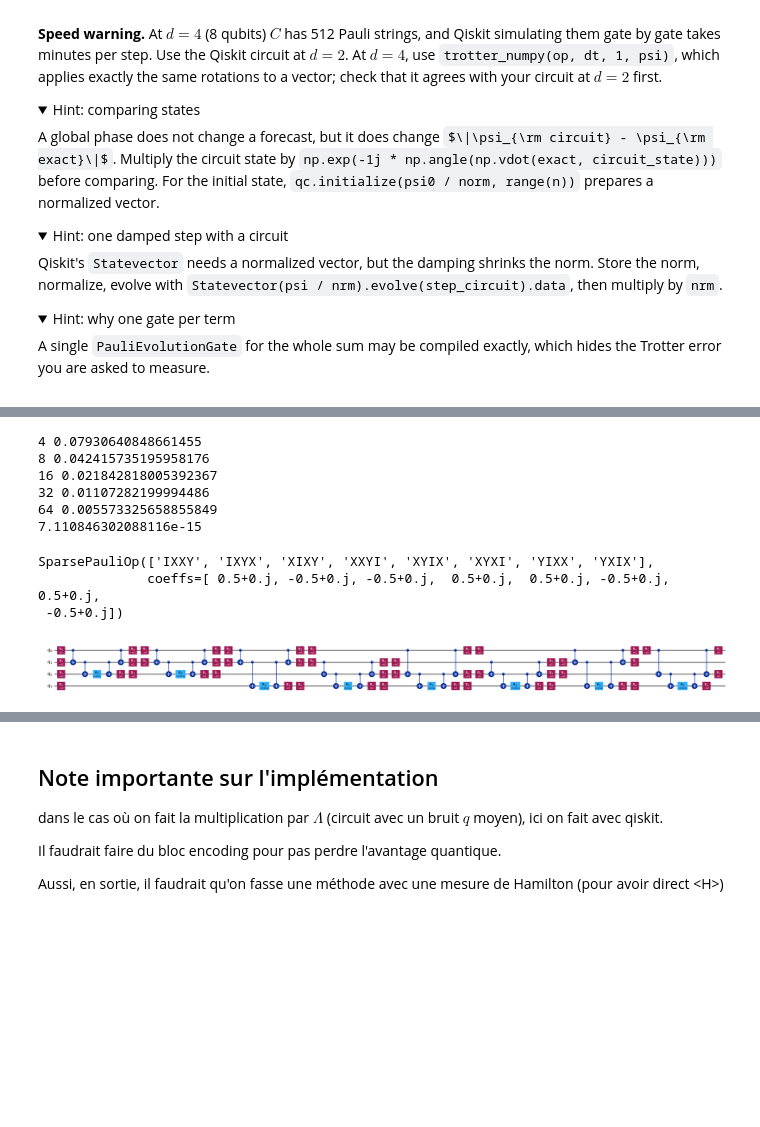
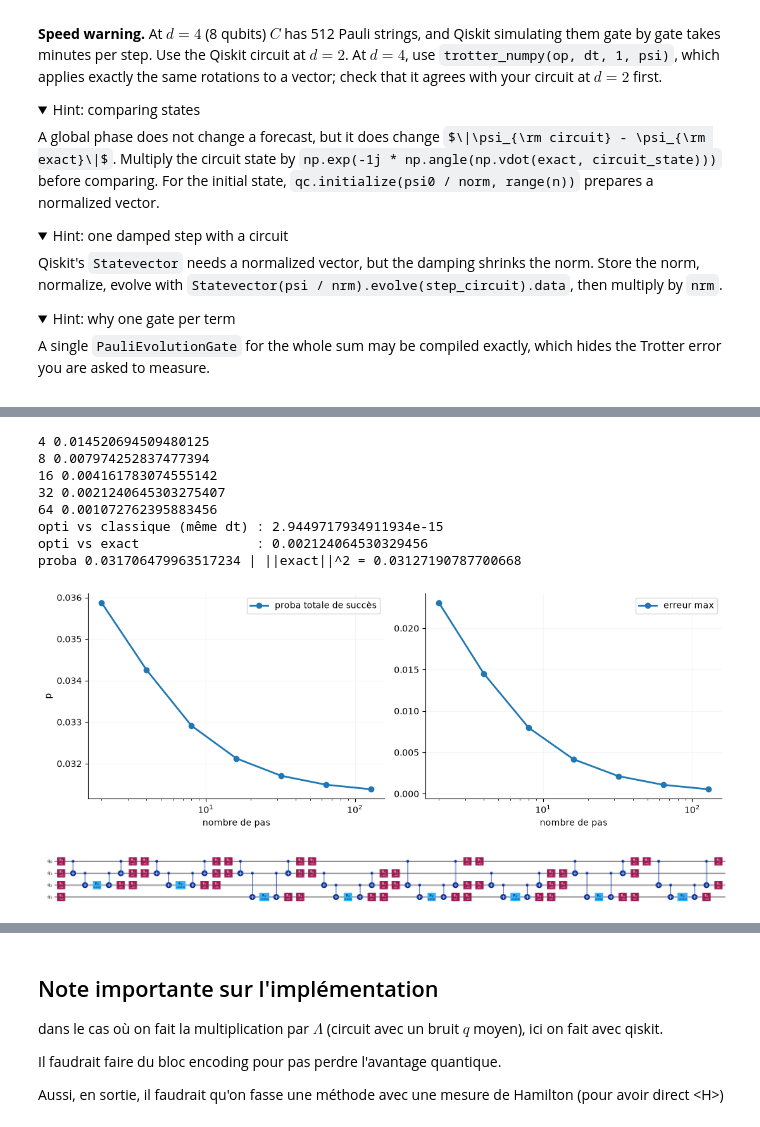
Before and after one commit to q-IL/quantum_algorithms, a Jupyter notebook: Hackathon - Toulouse/Finale/kolmogorian_lorenz96_challenge.ipynb, the cells around one changed output, grey strips where cells are left out. Saved outputs shown, nothing was run; the diff lists cells and outputs as text; code cells hidden in the pictures; folded sections open; some formulas as TeX source; blank space fills up the shorter version.

```diff
--- a/Hackathon - Toulouse/Finale/kolmogorian_lorenz96_challenge.ipynb
+++ b/Hackathon - Toulouse/Finale/kolmogorian_lorenz96_challenge.ipynb
@@ -688,34 +757,51 @@ def evolve_trotter(psi, K, d, T, dt, lam=1.0, q=2.0, avec_lambda=False,draw_circ
 # %%
-# TEst
-K_test=4
-d_test=2
-Lam, C = build_generator(K=K_test, d=d_test, lam=1.0, q=2.0)
-psi0 = np.random.default_rng(0).standard_normal(d_test**K_test); psi0 /= np.linalg.norm(psi0)
-exact = expm(C.toarray() * 1.0) @ psi0
+import matplotlib.pyplot as plt
+from scipy.linalg import expm
+
+K_test, d_test, lam, q, T = 4, 2, 1.0, 2.0, 1.0
+Lam, C = build_generator(K_test, d_test, lam, q)
+psi0 = np.random.default_rng(0).standard_normal(d_test**K_test)
+psi0 /= np.linalg.norm(psi0)
+
+exact = expm((C - Lam).toarray() * T) @ psi0               # ✓ -Λ + C
+
+# 1) Trotter classique : l'erreur doit être divisée par ~2 à chaque ligne
 for steps in (4, 8, 16, 32, 64):
-    v = evolve_trotter(psi0, 4, 2, T=1.0, dt=1.0 / steps,draw_circ=True)
-    print(steps, np.abs(v - exact).max())     # doit être divisé par ~2 à chaque ligne
+    v = evolve_trotter(psi0, K_test, d_test, T=T, dt=T/steps, lam=lam, q=q, avec_lambda=True)
+    print(steps, np.abs(v - exact).max())
 
+# 2) Block encoding : doit coïncider avec la version classique au même dt
+dt = T / 32
+ref = evolve_trotter(psi0, K_test, d_test, T=T, dt=dt, lam=lam, q=q, avec_lambda=True)
+b, p = evolve_trotter_opti(psi0, K_test, d_test, T=T, dt=dt, lam=lam, q=q)
+print("opti vs classique (même dt) :", np.abs(b - ref).max())   # ~1e-14
+print("opti vs exact               :", np.abs(b - exact).max()) # ~ erreur de Trotter
+print("proba", p, "| ||exact||^2 =", np.linalg.norm(exact)**2)
 
+# 3) Proba totale de succès en fonction du nombre de pas
+steps_list = [2, 4, 8, 16, 32, 64, 128]
+probas, errs = [], []
+for s in steps_list:
+    b, p = evolve_trotter_opti(psi0, K_test, d_test, T=T, dt=T/s, lam=lam, q=q)
+    probas.append(p); errs.append(np.abs(b - exact).max())
 
-op = pauli_decomposition(C)
-psi0 = np.random.default_rng(0).standard_normal(16)
-psi0 /= np.linalg.norm(psi0)
-a = trotter_numpy(op, 1.0, 32, psi0)
-b = evolve_trotter(psi0, 4, 2, T=1.0, dt=1.0 / 32)
-print(np.abs(a - b).max())          # attendu : ~1e-12
+fig, ax = plt.subplots(1, 2, figsize=(11, 4))
+ax[0].semilogx(steps_list, probas, 'o-', label='proba totale de succès')
+ax[0].set_xlabel('nombre de pas'); ax[0].set_ylabel('p'); ax[0].legend(); ax[0].grid(alpha=.3)
+ax[1].semilogx(steps_list, errs, 'o-', label='erreur max')
+ax[1].set_xlabel('nombre de pas'); ax[1].legend(); ax[1].grid(alpha=.3)
+plt.tight_layout(); plt.show()
 # %% [output]
-4 0.07930640848661455
-8 0.042415735195958176
-16 0.021842818005392367
-32 0.01107282199994486
-64 0.005573325658855849
-7.110846302088116e-15
+4 0.014520694509480125
+8 0.007974252837477394
+16 0.004161783074555142
+32 0.0021240645303275407
+64 0.001072762395883456
+opti vs classique (même dt) : 2.9449717934911934e-15
+opti vs exact               : 0.002124064530329456
+proba 0.031706479963517234 | ||exact||^2 = 0.03127190787700668
+[figure, added]
 # %%
-print(op)
 trotter_step_circuit(4, 2, 1.0/32).draw('mpl', fold=-1)
 # %% [output]
-SparsePauliOp(['IXXY', 'IXYX', 'XIXY', 'XXYI', 'XYIX', 'XYXI', 'YIXX', 'YXIX'],
-              coeffs=[ 0.5+0.j, -0.5+0.j, -0.5+0.j,  0.5+0.j,  0.5+0.j, -0.5+0.j,  0.5+0.j,
- -0.5+0.j])
 [figure]
```
Also changed, not shown: parts of 8 cells of this notebook.
